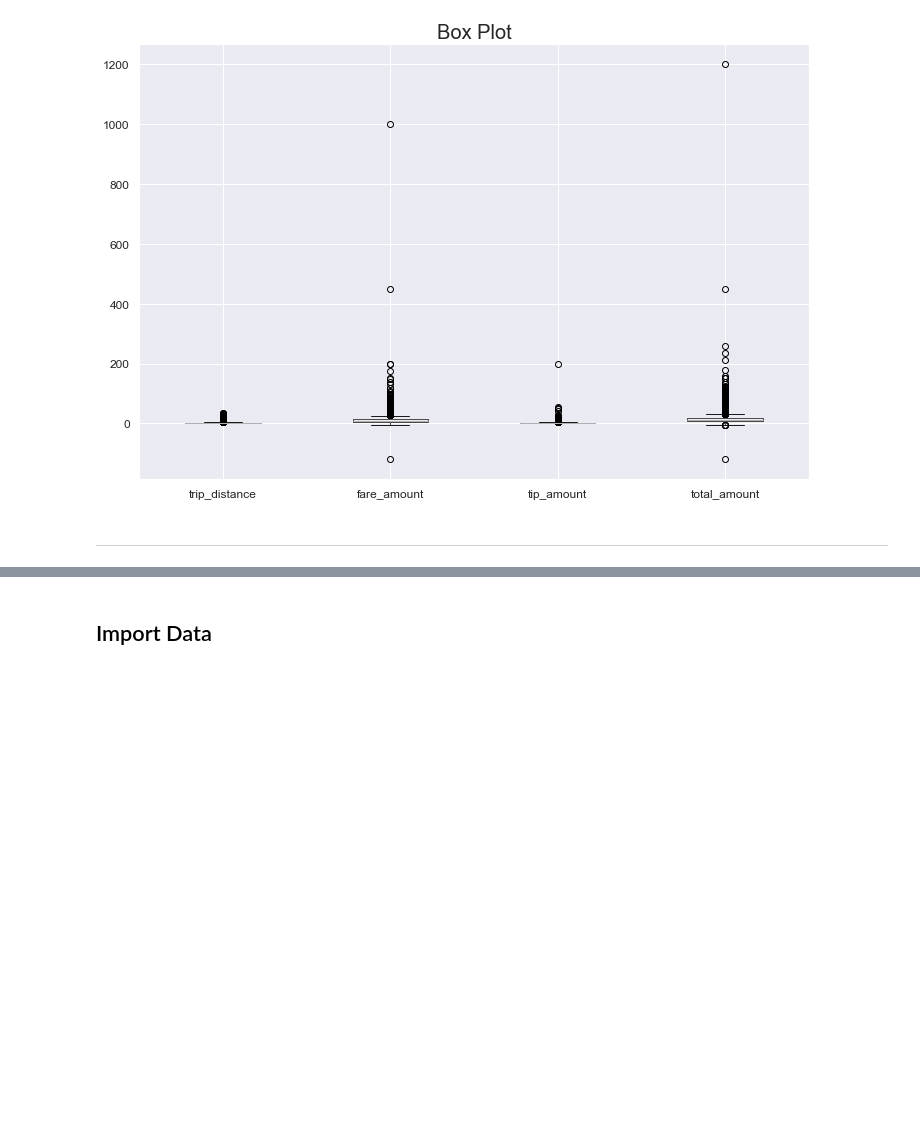
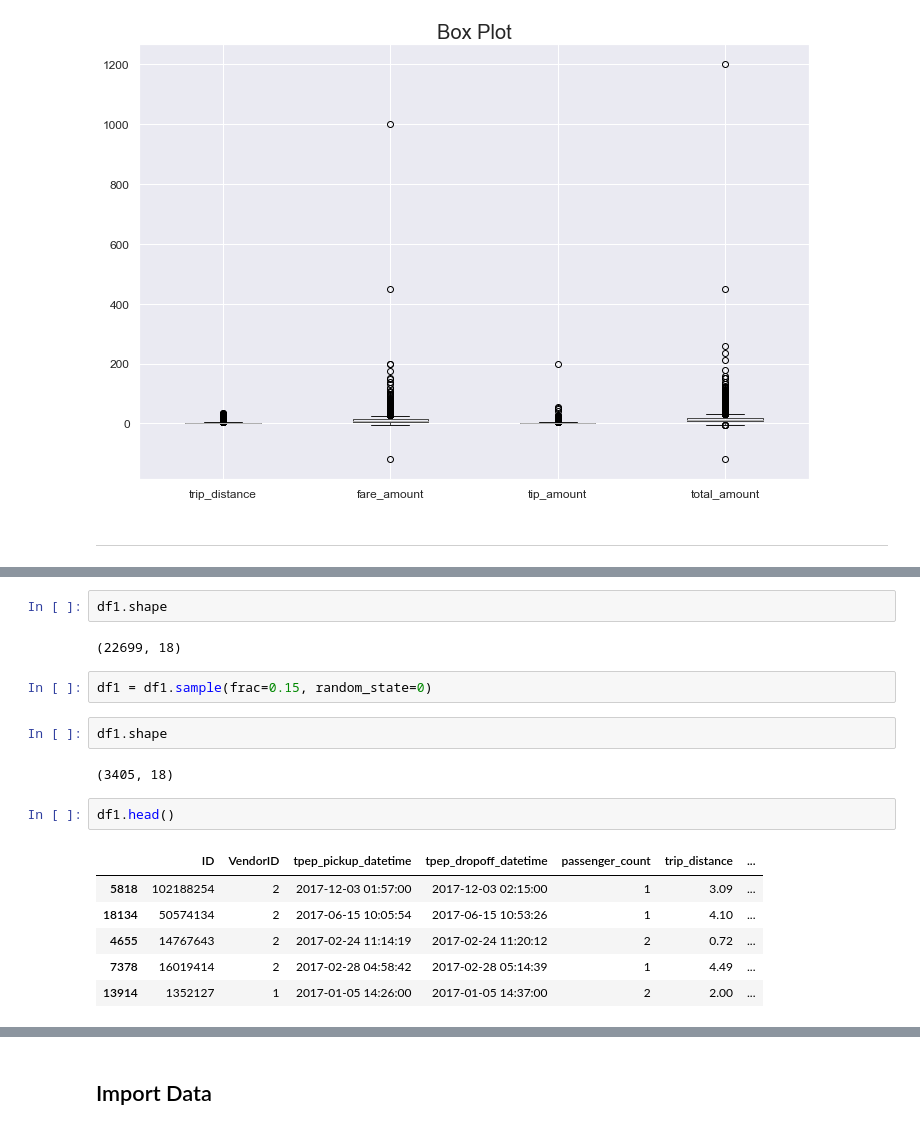
Before and after one commit to dennislamcv1/GoogleADA, a Jupyter notebook: Regression Analysis/Taxi Trips EDA.ipynb, the cells around one changed output, grey strips where cells are left out. Cells and saved outputs as stored; diff of their text form; blank space fills up the shorter version.

```diff
--- a/Regression Analysis/Taxi Trips EDA.ipynb
+++ b/Regression Analysis/Taxi Trips EDA.ipynb
@@ -222,0 +225,19 @@ SyntaxError: invalid syntax (1241381794.py, line 1)
+# %%
+df1.shape
+# %% [output]
+(22699, 18)
+# %%
+df1 = df1.sample(frac=0.15, random_state=0)
+# %%
+df1.shape
+# %% [output]
+(3405, 18)
+# %%
+df1.head()
+# %% [output]
+|  | ID | VendorID | tpep_pickup_datetime | tpep_dropoff_datetime | passenger_count | trip_distance | ... |
+| 5818 | 102188254 | 2 | 2017-12-03 01:57:00 | 2017-12-03 02:15:00 | 1 | 3.09 | ... |
+| 18134 | 50574134 | 2 | 2017-06-15 10:05:54 | 2017-06-15 10:53:26 | 1 | 4.10 | ... |
+| 4655 | 14767643 | 2 | 2017-02-24 11:14:19 | 2017-02-24 11:20:12 | 2 | 0.72 | ... |
+| 7378 | 16019414 | 2 | 2017-02-28 04:58:42 | 2017-02-28 05:14:39 | 1 | 4.49 | ... |
+| 13914 | 1352127 | 1 | 2017-01-05 14:26:00 | 2017-01-05 14:37:00 | 2 | 2.00 | ... |
```
Also changed, not shown: parts of 25 cells of this notebook.
